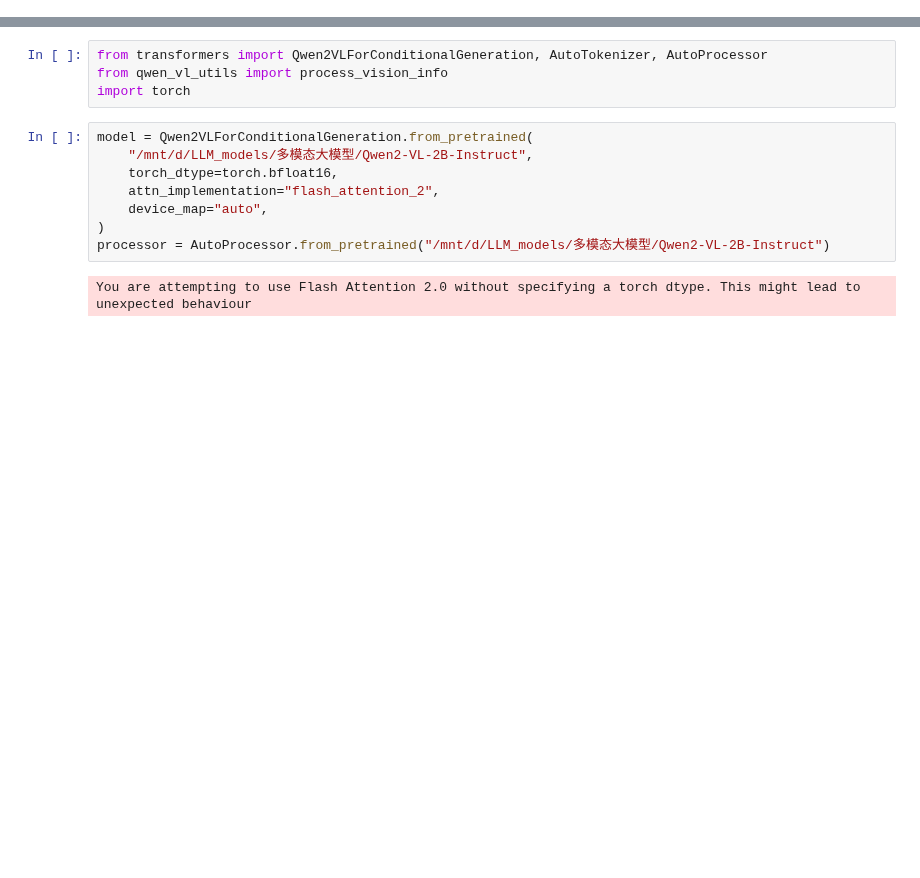
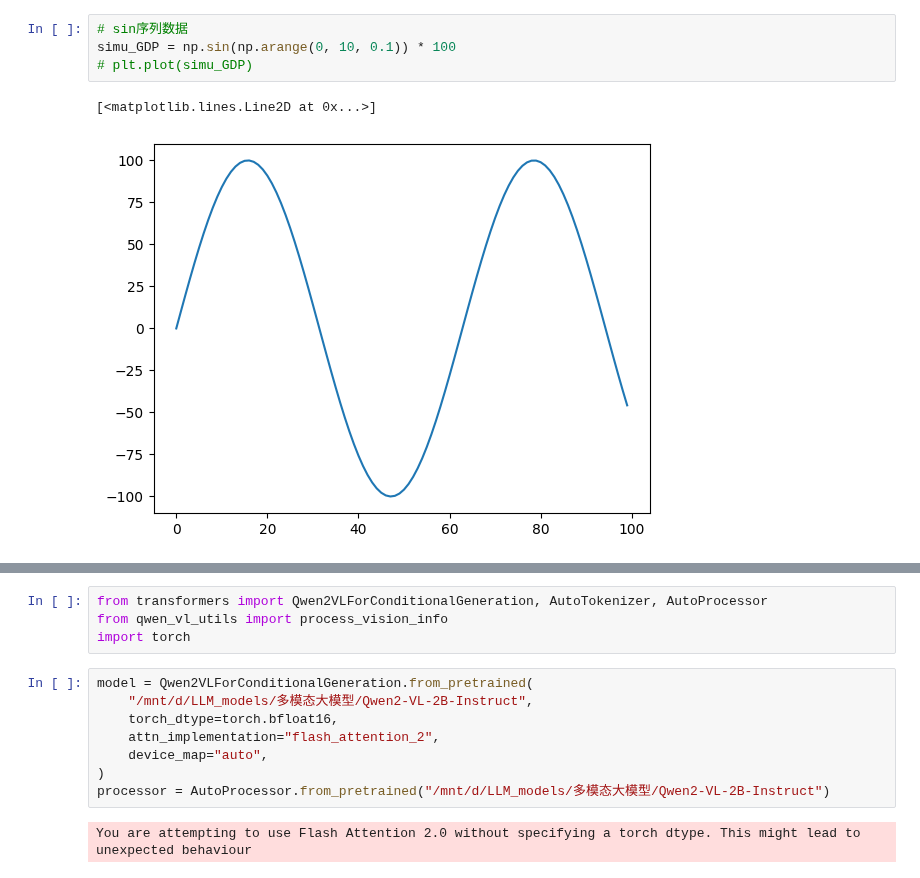
Before and after one commit to HuangHaoyu1997/MEABM, a Jupyter notebook: test.ipynb, the cells around one changed output, grey strips where cells are left out. Drawn from its saved outputs; the diff is of its cells as text; blank space fills up the shorter version.

```diff
--- a/test.ipynb
+++ b/test.ipynb
@@ -0,0 +5,7 @@
+# %%
+# sin序列数据
+simu_GDP = np.sin(np.arange(0, 10, 0.1)) * 100
+# plt.plot(simu_GDP)
+# %% [output]
+[<matplotlib.lines.Line2D at 0x...>]
+[figure, added]
```
Also changed, not shown: parts of 8 cells of this notebook, 1 other file.
